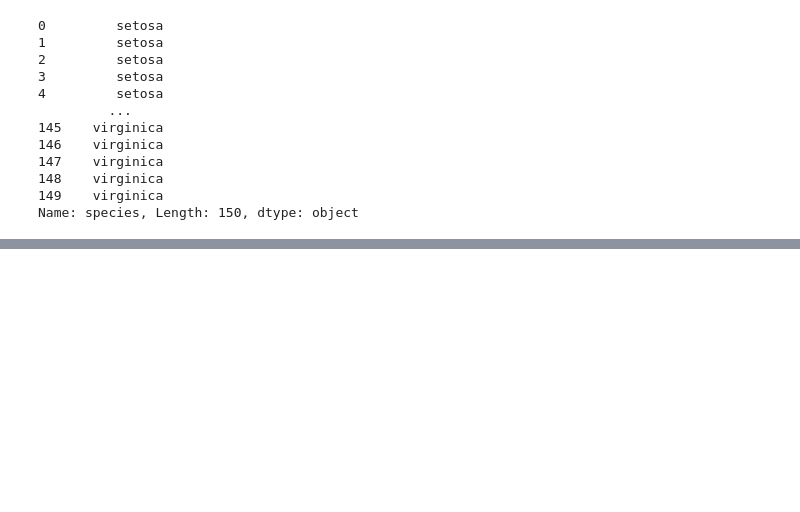
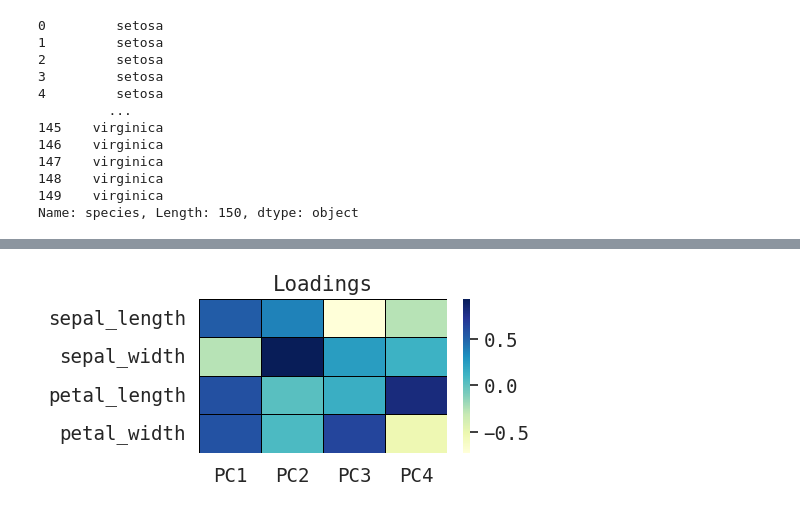
Before and after one commit to vieencode/code_examples, a Jupyter notebook: PCA plot.ipynb, the cells around one changed output, grey strips where cells are left out. Cells and saved outputs as stored; diff of their text form; code cells hidden in the pictures; blank space fills up the shorter version.

```diff
--- a/PCA plot.ipynb
+++ b/PCA plot.ipynb
@@ -195,0 +171,9 @@ plt.show()
+# %%
+plt.figure(figsize=(4,2))
+sb.heatmap(loadings_df.set_index("variable"),
+           cmap='YlGnBu',
+           linewidths=0.7,
+           linecolor="black").set(title='Loadings', ylabel=None)
+plt.show()
+# %% [output]
+[figure, added]
```
Also changed, not shown: parts of 11 cells of this notebook, 1 other file.
